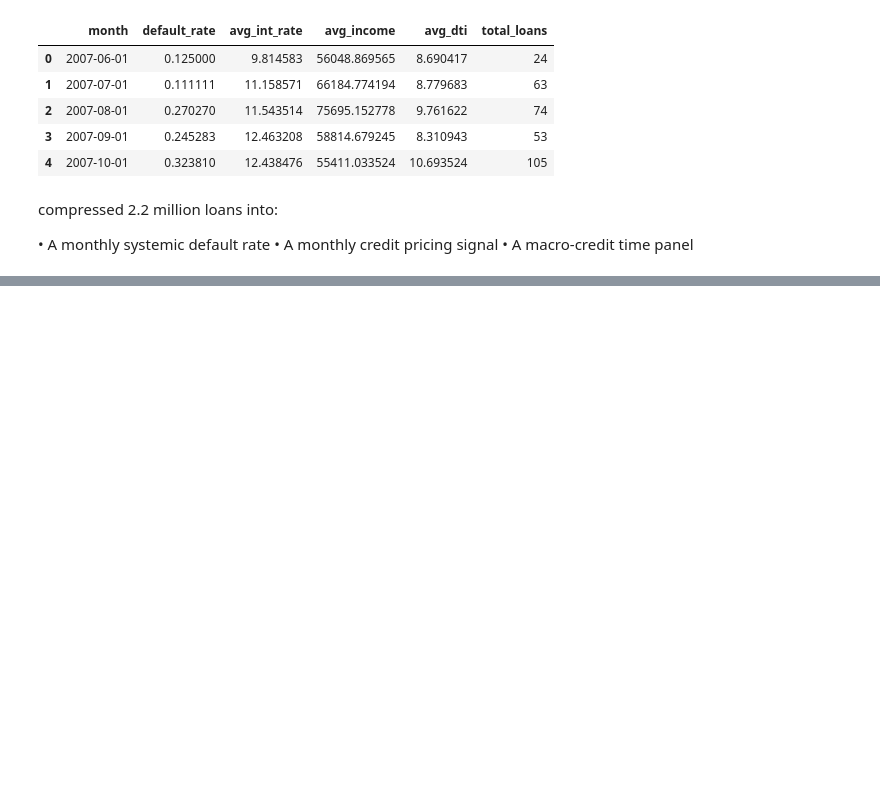
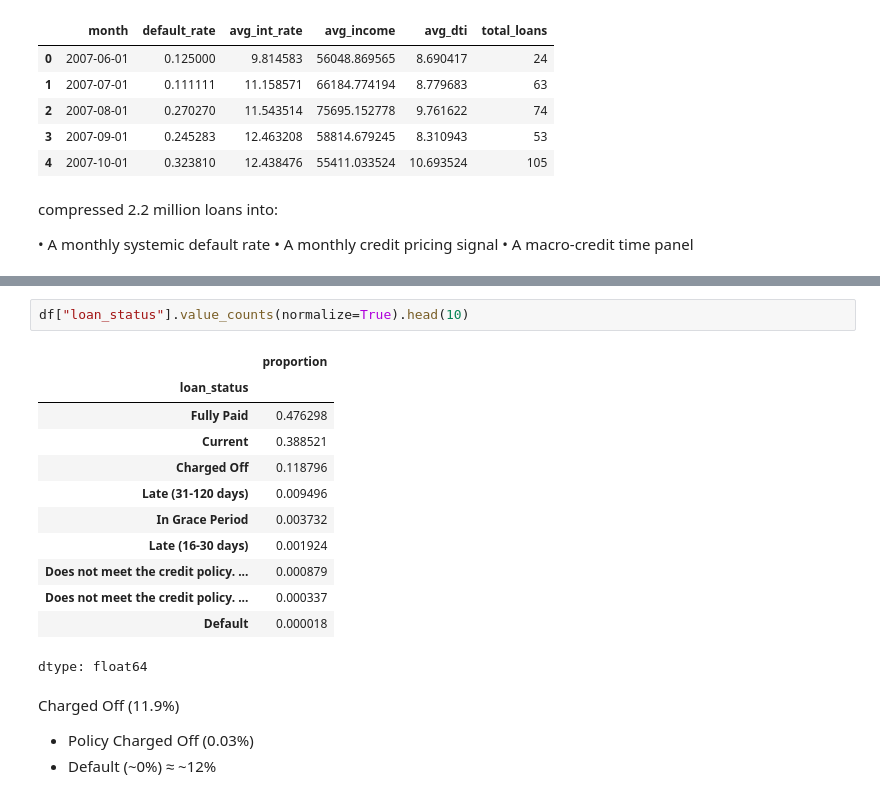
Before and after one commit to ankitc21/finance_causal_rl, a Jupyter notebook: notebooks/02_data_acquisition.ipynb, the cells around one changed output, grey strips where cells are left out. Cells and saved outputs as stored; diff of their text form; blank space fills up the shorter version.

```diff
--- a/notebooks/02_data_acquisition.ipynb
+++ b/notebooks/02_data_acquisition.ipynb
@@ -247,0 +260,20 @@ compressed 2.2 million loans into:
+# %%
+df["loan_status"].value_counts(normalize=True).head(10)
+# %% [output]
+|  | proportion |
+| loan_status |  |
+| Fully Paid | 0.476298 |
+| Current | 0.388521 |
+| Charged Off | 0.118796 |
+| Late (31-120 days) | 0.009496 |
+| In Grace Period | 0.003732 |
+| Late (16-30 days) | 0.001924 |
+| Does not meet the credit policy. ... | 0.000879 |
+| Does not meet the credit policy. ... | 0.000337 |
+| Default | 0.000018 |
+dtype: float64
+# %% [markdown]
+Charged Off (11.9%)
++ Policy Charged Off (0.03%)
++ Default (~0%)
+≈ ~12%
```
Also changed, not shown: parts of 15 cells of this notebook.
